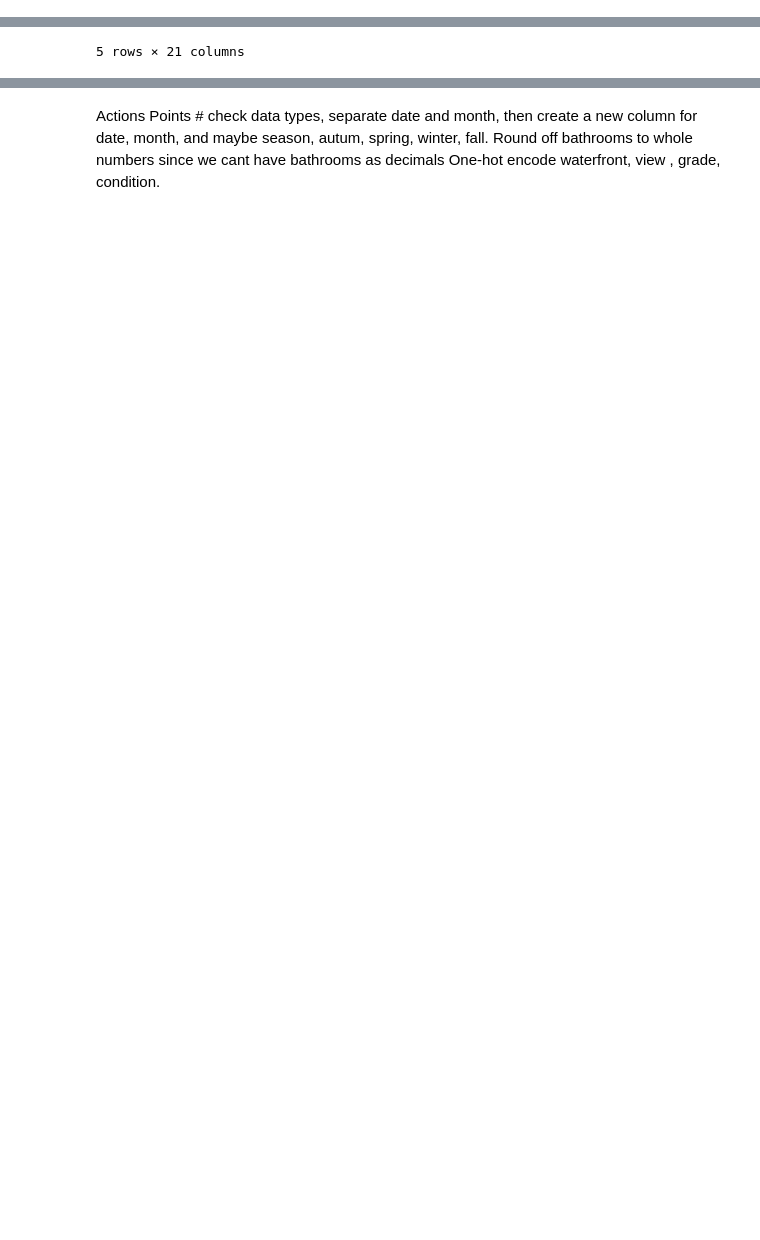
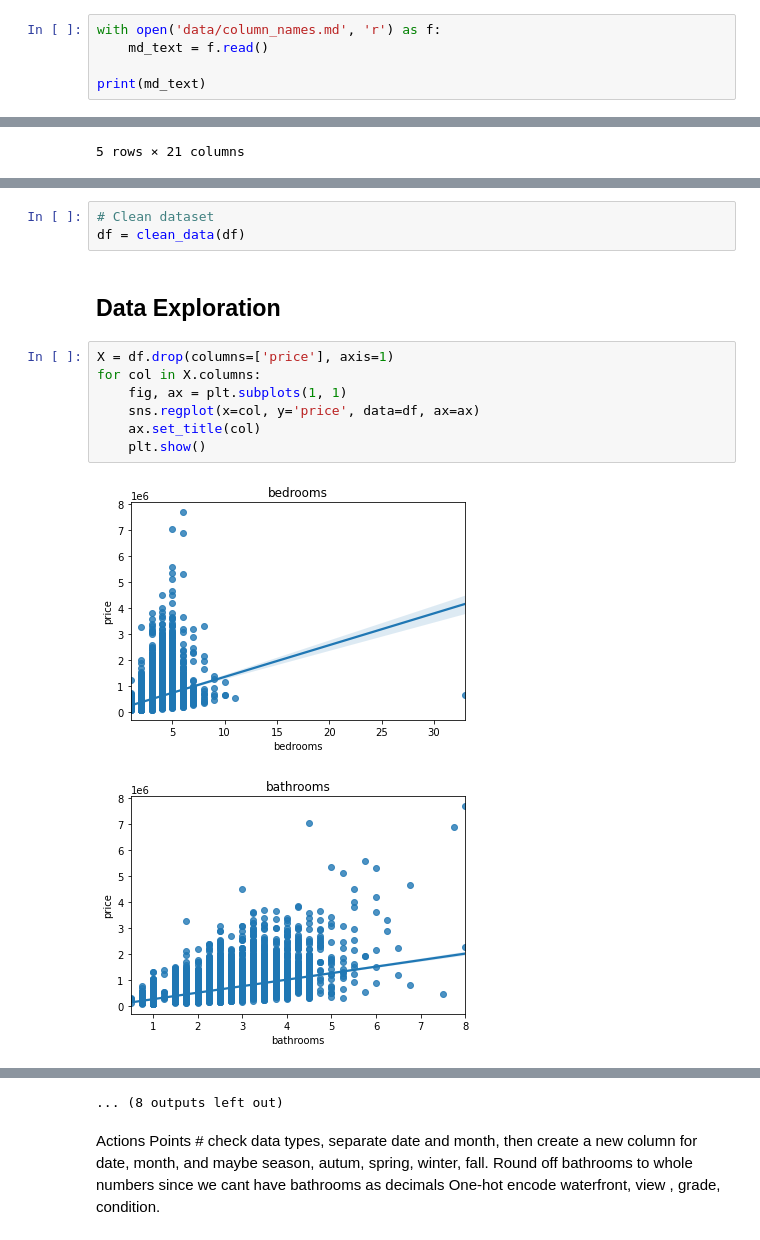
Before and after one commit to pauline-ndungu/Group-4.4-Project-Phase-2, a Jupyter notebook: student.ipynb, the cells around one changed output, grey strips where cells are left out. Drawn from its saved outputs; the diff is of its cells as text; blank space fills up the shorter version.

```diff
--- a/student.ipynb
+++ b/student.ipynb
@@ -72,0 +28,5 @@ Name: # Column Names and Descriptions for King County Data Set, dtype: object
+# %%
+with open('data/column_names.md', 'r') as f:
+    md_text = f.read()
+
+print(md_text)
@@ -260,0 +299,15 @@ df.head()
+# %%
+# Clean dataset
+df = clean_data(df)
+# %% [markdown]
+## Data Exploration
+# %%
+X = df.drop(columns=['price'], axis=1)
+for col in X.columns:
+    fig, ax = plt.subplots(1, 1)
+    sns.regplot(x=col, y='price', data=df, ax=ax)
+    ax.set_title(col)
+    plt.show()
+# %% [output]
+[figure, added]
+[figure, added]
@@ -261,3 +324,4 @@ df.head()
+... (8 outputs left out)
 # %% [markdown]
 Actions Points # check data types, separate date and month, then create a new column for date, month, and maybe season, autum, spring, winter, fall.
 Round off bathrooms to whole numbers since we cant have bathrooms as decimals
```
Also changed, not shown: parts of 5 cells of this notebook.
